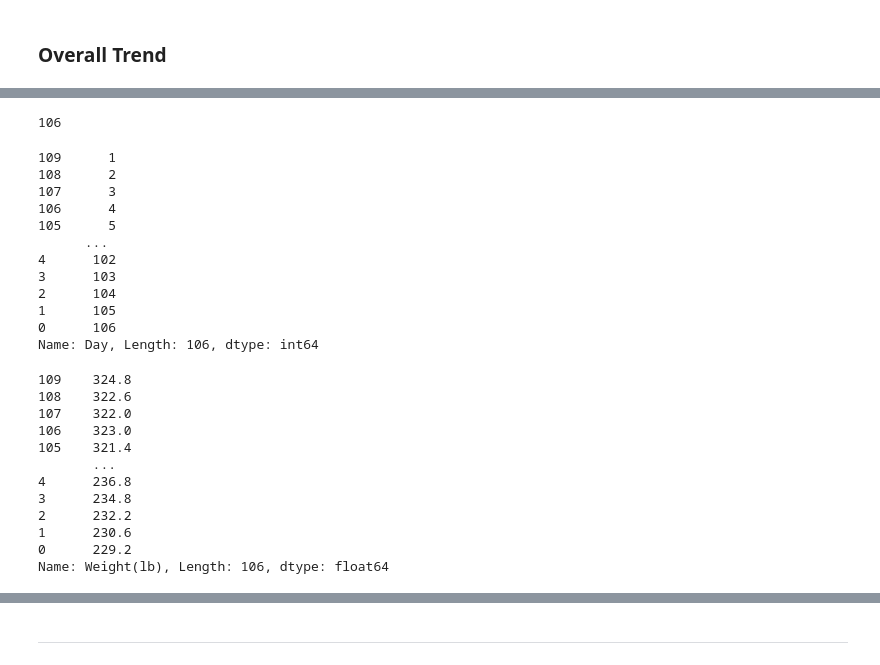
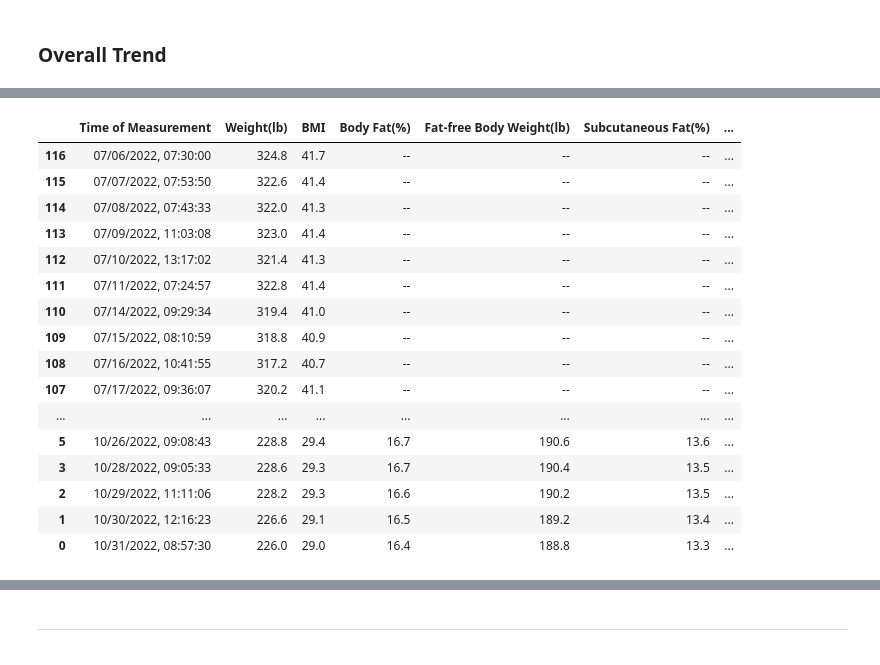
Before and after one commit to aodongliu/WeightLossProgress2022, a Jupyter notebook: DataProcessAndPlot.ipynb, the cells around one changed output, grey strips where cells are left out. Cells and saved outputs as stored; diff of their text form; code cells hidden in the pictures.

```diff
--- a/DataProcessAndPlot.ipynb
+++ b/DataProcessAndPlot.ipynb
@@ -74,12 +91,27 @@ df[ (df['Remarks'] == 'REST') | (df['Remarks'] == 'COVID') ]
 # %%
-df = pd.read_csv ('/Users/aodongliu/Random/weightloss/data/renpho_data_10242022.csv')
-df = df[::-1]
 restDayCount = len( df[ (df['Remarks'] == 'REST') | (df['Remarks'] == 'COVID') ] )
 # Remove data during COVID recovery
-df = df[df['Remarks'] != 'COVID']
-len(df)
+df = df[ (df['Remarks'] != 'REST') & (df['Remarks'] != 'COVID') ]
+pd.set_option('display.max_rows', None)
+df
 # %% [output]
-106
+|  | Time of Measurement | Weight(lb) | BMI | Body Fat(%) | Fat-free Body Weight(lb) | Subcutaneous Fat(%) | ... |
+| 116 | 07/06/2022, 07:30:00 | 324.8 | 41.7 | -- | -- | -- | ... |
+| 115 | 07/07/2022, 07:53:50 | 322.6 | 41.4 | -- | -- | -- | ... |
+| 114 | 07/08/2022, 07:43:33 | 322.0 | 41.3 | -- | -- | -- | ... |
+| 113 | 07/09/2022, 11:03:08 | 323.0 | 41.4 | -- | -- | -- | ... |
+| 112 | 07/10/2022, 13:17:02 | 321.4 | 41.3 | -- | -- | -- | ... |
+| 111 | 07/11/2022, 07:24:57 | 322.8 | 41.4 | -- | -- | -- | ... |
+| 110 | 07/14/2022, 09:29:34 | 319.4 | 41.0 | -- | -- | -- | ... |
+| 109 | 07/15/2022, 08:10:59 | 318.8 | 40.9 | -- | -- | -- | ... |
+| 108 | 07/16/2022, 10:41:55 | 317.2 | 40.7 | -- | -- | -- | ... |
+| 107 | 07/17/2022, 09:36:07 | 320.2 | 41.1 | -- | -- | -- | ... |
+| ... | ... | ... | ... | ... | ... | ... | ... |
+| 5 | 10/26/2022, 09:08:43 | 228.8 | 29.4 | 16.7 | 190.6 | 13.6 | ... |
+| 3 | 10/28/2022, 09:05:33 | 228.6 | 29.3 | 16.7 | 190.4 | 13.5 | ... |
+| 2 | 10/29/2022, 11:11:06 | 228.2 | 29.3 | 16.6 | 190.2 | 13.5 | ... |
+| 1 | 10/30/2022, 12:16:23 | 226.6 | 29.1 | 16.5 | 189.2 | 13.4 | ... |
+| 0 | 10/31/2022, 08:57:30 | 226.0 | 29.0 | 16.4 | 188.8 | 13.3 | ... |
 # %%
 # Extract body composition data from dataframe since they are only available after day 41
 daysAfter40 = df['Day'][40:]
@@ -99,33 +131,3 @@ labelProgress = False
-# %%
-df['Day']
-# %% [output]
-109      1
-108      2
-107      3
-106      4
-105      5
-      ...
-4      102
-3      103
-2      104
-1      105
-0      106
-Name: Day, Length: 106, dtype: int64
-# %%
-df['Weight(lb)']
-# %% [output]
-109    324.8
-108    322.6
-107    322.0
-106    323.0
-105    321.4
-       ...
-4      236.8
-3      234.8
-2      232.2
-1      230.6
-0      229.2
-Name: Weight(lb), Length: 106, dtype: float64
 # %%
 fig, ax = plt.subplots(3, 1,figsize =(12, 18), sharex=True, sharey='row', gridspec_kw={'hspace': 0},tight_layout=True)
 
```
Also changed, not shown: parts of 12 cells of this notebook, 6 other files.
